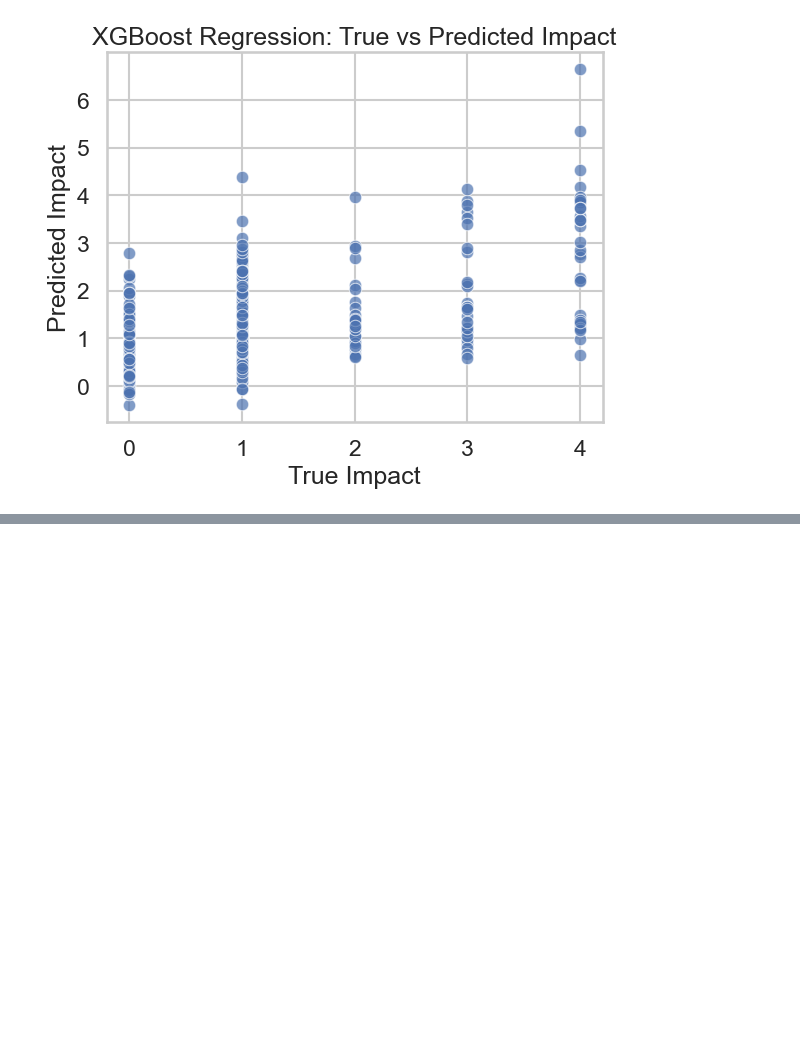
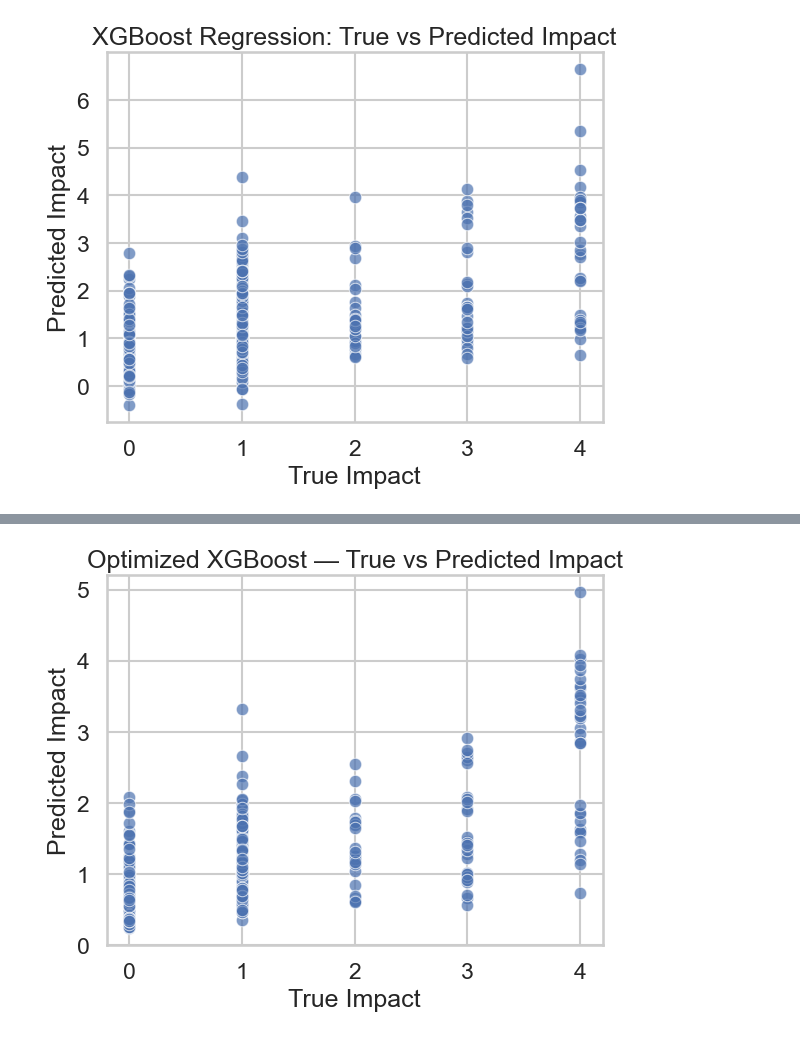
Before and after one commit to gonlu0613/Scientific_programming_invasive_species, a Jupyter notebook: Scientific_programming_notebook.ipynb, the cells around one changed output, grey strips where cells are left out. Drawn from its saved outputs; the diff is of its cells as text; code cells hidden in the pictures; blank space fills up the shorter version.

Commit message:
parameter optimization with Optuna and shap

```diff
--- a/Scientific_programming_notebook.ipynb
+++ b/Scientific_programming_notebook.ipynb
@@ -540,3 +540,69 @@ plt.show()
 # %% [output]
 R² = 0.252, RMSE = 1.020
 [figure]
+# %%
+import optuna
+from sklearn.model_selection import train_test_split
+from sklearn.metrics import r2_score, mean_squared_error
+from math import sqrt
+import xgboost as xgb
+
+# --- prepare data ---
+impact_map = {'NK': 0, 'LO': 1, 'PH': 2, 'HI': 3, 'SE': 4}
+df_ml["Impact_num"] = df_ml["Impact"].map(impact_map)
+
+X = df_ml[[c for c in df_ml.columns if any(c.startswith(p) for p in ["Path_", "Origin_", "CurDis_", "Life_", "Eco_"])]]
+y = df_ml["Impact_num"]
+
+X_train, X_valid, y_train, y_valid = train_test_split(
+    X, y, test_size=0.25, random_state=123, stratify=y.round()
+)
+
+# --- define objective function ---
+def objective(trial):
+    params = {
+        "n_estimators": trial.suggest_int("n_estimators", 500, 2000),
+        "max_depth": trial.suggest_int("max_depth", 3, 10),
+        "learning_rate": trial.suggest_float("learning_rate", 0.01, 0.3, log=True),
+        "subsample": trial.suggest_float("subsample", 0.6, 1.0),
+        "colsample_bytree": trial.suggest_float("colsample_bytree", 0.6, 1.0),
+        "reg_lambda": trial.suggest_float("reg_lambda", 0.1, 10.0, log=True),
+        "reg_alpha": trial.suggest_float("reg_alpha", 0.0, 1.0),
+        "min_child_weight": trial.suggest_int("min_child_weight", 1, 8),
+        "random_state": 123,
+        "n_jobs": -1,
+        "tree_method": "hist",
+    }
+
+    model = xgb.XGBRegressor(**params)
+    model.fit(X_train, y_train)
+    preds = model.predict(X_valid)
+
+    # Compute RMSE manually (no squared arg)
+    rmse = sqrt(mean_squared_error(y_valid, preds))
+    return rmse
+
+# --- run optimization ---
+study = optuna.create_study(direction="minimize")
+study.optimize(objective, n_trials=80, show_progress_bar=True)
+
+# --- best parameters ---
+print("Best parameters:", study.best_params)
+print("Best RMSE:", study.best_value)
+
+# --- retrain final model ---
+best_model = xgb.XGBRegressor(**study.best_params)
+best_model.fit(X_train, y_train)
+
+# --- evaluate ---
+y_pred = best_model.predict(X_valid)
+r2 = r2_score(y_valid, y_pred)
+rmse = sqrt(mean_squared_error(y_valid, y_pred))
+print(f"Optimized R² = {r2:.3f}, RMSE = {rmse:.3f}")
+
+sns.scatterplot(x=y_valid, y=y_pred, alpha=0.7)
+plt.xlabel("True Impact")
+plt.ylabel("Predicted Impact")
+plt.title("Optimized XGBoost — True vs Predicted Impact")
+plt.show()
+# %% [output]
@@ -542,0 +627 @@ R² = 0.252, RMSE = 1.020
+[figure, added]
```
Also changed, not shown: parts of 6 cells of this notebook.
